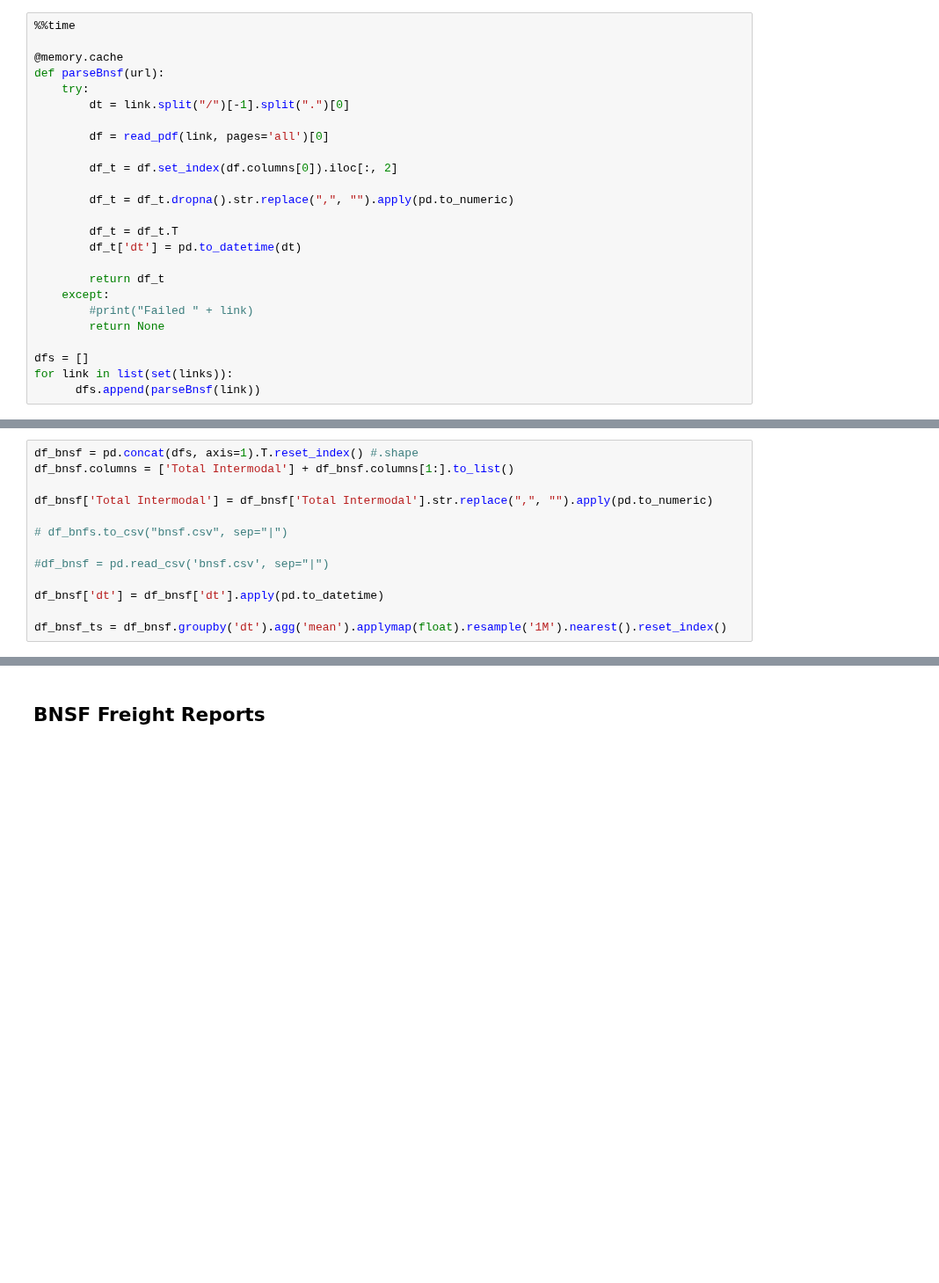
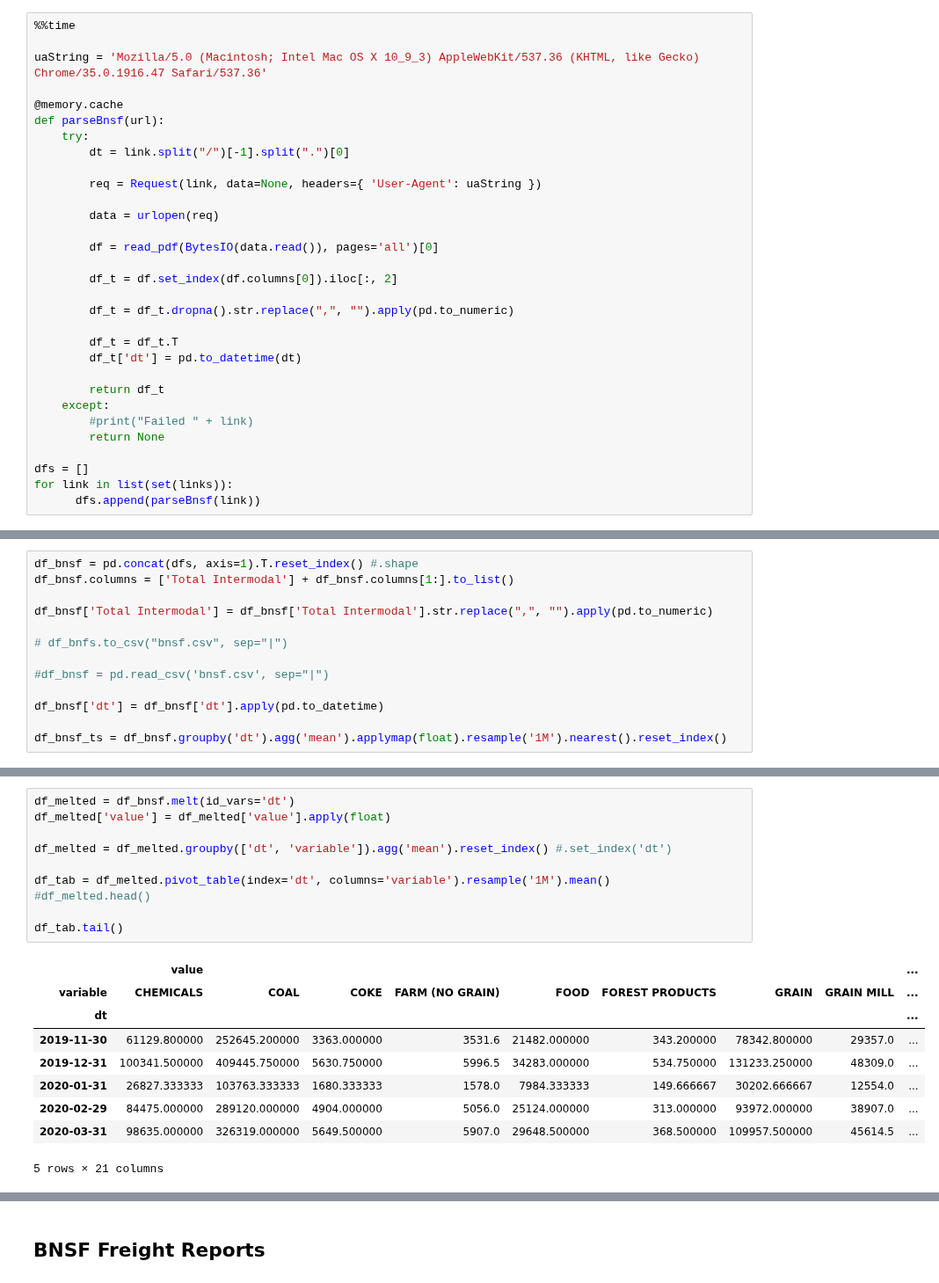
Before and after one commit to pymoment/us-macro, a Jupyter notebook: analysis/transportation-rail.ipynb, the cells around one changed output, grey strips where cells are left out. Shown at 88% size. Saved outputs shown, nothing was run; the diff lists cells and outputs as text; blank space fills up the shorter version.

```diff
--- a/analysis/transportation-rail.ipynb
+++ b/analysis/transportation-rail.ipynb
@@ -255,12 +238,18 @@ fake_useragent.errors.FakeUserAgentError: Maximum amount of retries reached
 # %%
 %%time
+
+uaString = 'Mozilla/5.0 (Macintosh; Intel Mac OS X 10_9_3) AppleWebKit/537.36 (KHTML, like Gecko) Chrome/35.0.1916.47 Safari/537.36'
 
 @memory.cache
 def parseBnsf(url):
     try:
         dt = link.split("/")[-1].split(".")[0]
 
-        df = read_pdf(link, pages='all')[0]
+        req = Request(link, data=None, headers={ 'User-Agent': uaString })
+
+        data = urlopen(req)
+
+        df = read_pdf(BytesIO(data.read()), pages='all')[0]
 
         df_t = df.set_index(df.columns[0]).iloc[:, 2]
 
@@ -321,0 +285,20 @@ doYoyChart(df_bnsf_ts, period=12, color='purple', size=4)
+# %%
+df_melted = df_bnsf.melt(id_vars='dt')
+df_melted['value'] = df_melted['value'].apply(float)
+
+df_melted = df_melted.groupby(['dt', 'variable']).agg('mean').reset_index() #.set_index('dt')
+
+df_tab = df_melted.pivot_table(index='dt', columns='variable').resample('1M').mean()
+#df_melted.head()
+
+df_tab.tail()
+# %% [output]
+|  | value |  |  |  |  |  |  |  | ... |
+| variable | CHEMICALS | COAL | COKE | FARM (NO GRAIN) | FOOD | FOREST PRODUCTS | GRAIN | GRAIN MILL | ... |
+| dt |  |  |  |  |  |  |  |  | ... |
+| 2019-11-30 | 61129.800000 | 252645.200000 | 3363.000000 | 3531.6 | 21482.000000 | 343.200000 | 78342.800000 | 29357.0 | ... |
+| 2019-12-31 | 100341.500000 | 409445.750000 | 5630.750000 | 5996.5 | 34283.000000 | 534.750000 | 131233.250000 | 48309.0 | ... |
+| 2020-01-31 | 26827.333333 | 103763.333333 | 1680.333333 | 1578.0 | 7984.333333 | 149.666667 | 30202.666667 | 12554.0 | ... |
+| 2020-02-29 | 84475.000000 | 289120.000000 | 4904.000000 | 5056.0 | 25124.000000 | 313.000000 | 93972.000000 | 38907.0 | ... |
+| 2020-03-31 | 98635.000000 | 326319.000000 | 5649.500000 | 5907.0 | 29648.500000 | 368.500000 | 109957.500000 | 45614.5 | ... |
+5 rows × 21 columns
```
Also changed, not shown: parts of 24 cells of this notebook.
